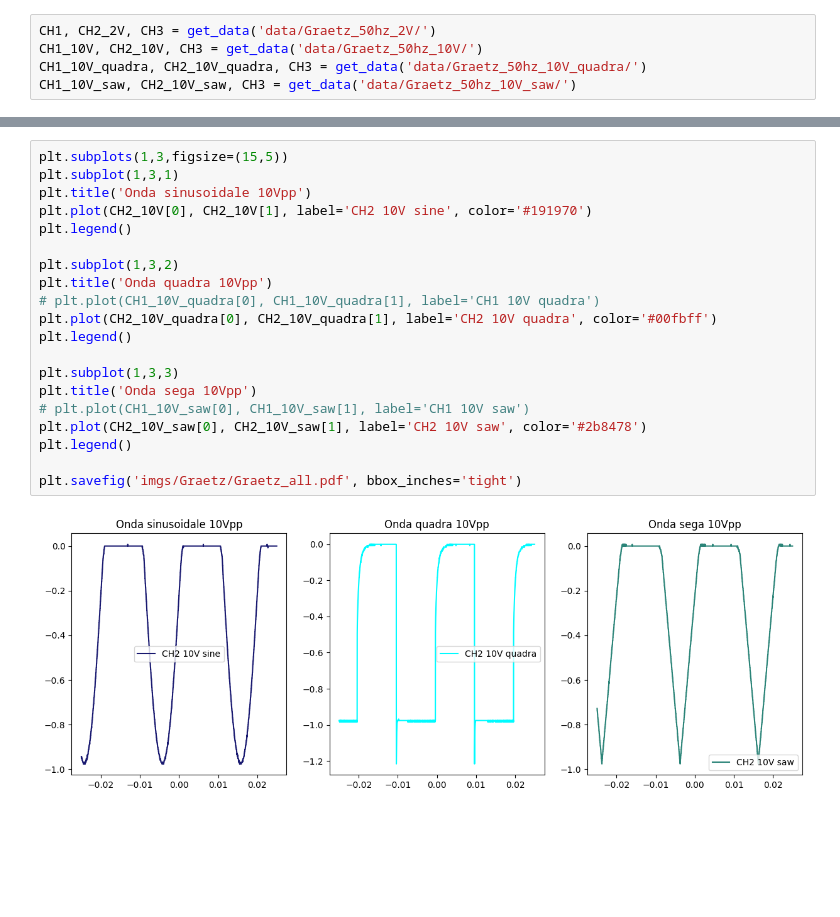
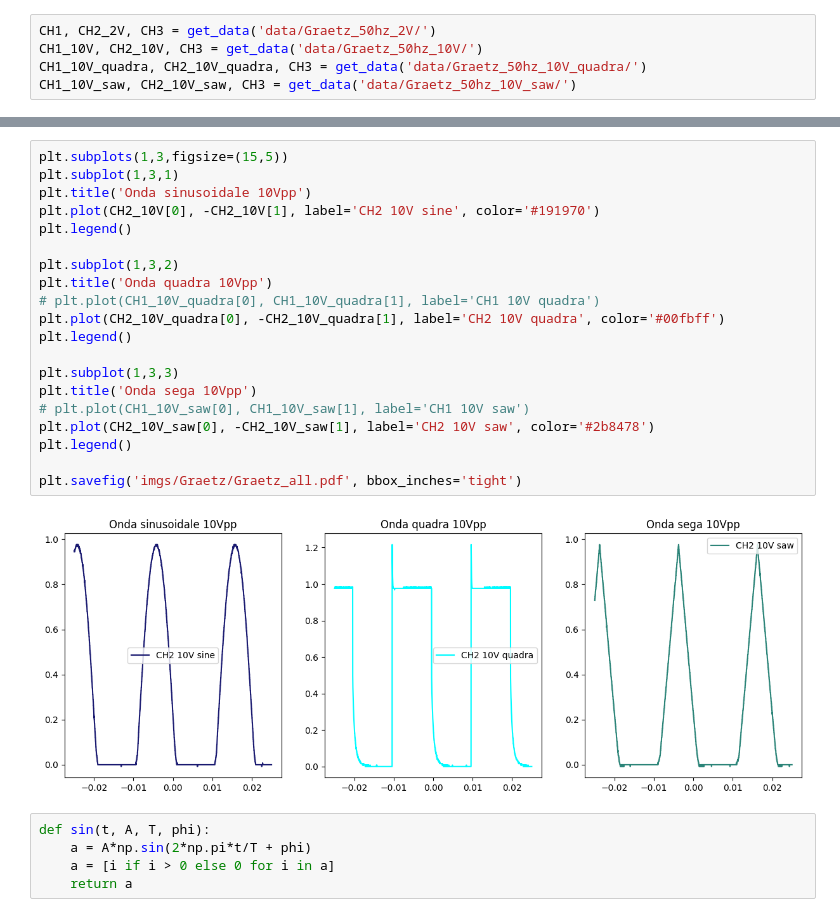
Before and after one commit to Yedi278/Lab2, a Jupyter notebook: Circuiti_2/Graetz.ipynb, the cells around one changed output, grey strips where cells are left out. Saved outputs shown, nothing was run; the diff lists cells and outputs as text; blank space fills up the shorter version.

```diff
--- a/Circuiti_2/Graetz.ipynb
+++ b/Circuiti_2/Graetz.ipynb
@@ -14,22 +21,27 @@ CH1_10V_saw, CH2_10V_saw, CH3 = get_data('data/Graetz_50hz_10V_saw/')
 # %%
 plt.subplots(1,3,figsize=(15,5))
 plt.subplot(1,3,1)
 plt.title('Onda sinusoidale 10Vpp')
-plt.plot(CH2_10V[0], CH2_10V[1], label='CH2 10V sine', color='#191970')
+plt.plot(CH2_10V[0], -CH2_10V[1], label='CH2 10V sine', color='#191970')
 plt.legend()
 
 plt.subplot(1,3,2)
 plt.title('Onda quadra 10Vpp')
 # plt.plot(CH1_10V_quadra[0], CH1_10V_quadra[1], label='CH1 10V quadra')
-plt.plot(CH2_10V_quadra[0], CH2_10V_quadra[1], label='CH2 10V quadra', color='#00fbff')
+plt.plot(CH2_10V_quadra[0], -CH2_10V_quadra[1], label='CH2 10V quadra', color='#00fbff')
 plt.legend()
 
 plt.subplot(1,3,3)
 plt.title('Onda sega 10Vpp')
 # plt.plot(CH1_10V_saw[0], CH1_10V_saw[1], label='CH1 10V saw')
-plt.plot(CH2_10V_saw[0], CH2_10V_saw[1], label='CH2 10V saw', color='#2b8478')
+plt.plot(CH2_10V_saw[0], -CH2_10V_saw[1], label='CH2 10V saw', color='#2b8478')
 plt.legend()
 
 plt.savefig('imgs/Graetz/Graetz_all.pdf', bbox_inches='tight')
 # %% [output]
-[figure, old version]
+[figure, new version]
+# %%
+def sin(t, A, T, phi):
+    a = A*np.sin(2*np.pi*t/T + phi)
+    a = [i if i > 0 else 0 for i in a]
+    return a
```
Also changed, not shown: parts of 5 cells of this notebook, 2 other files.
